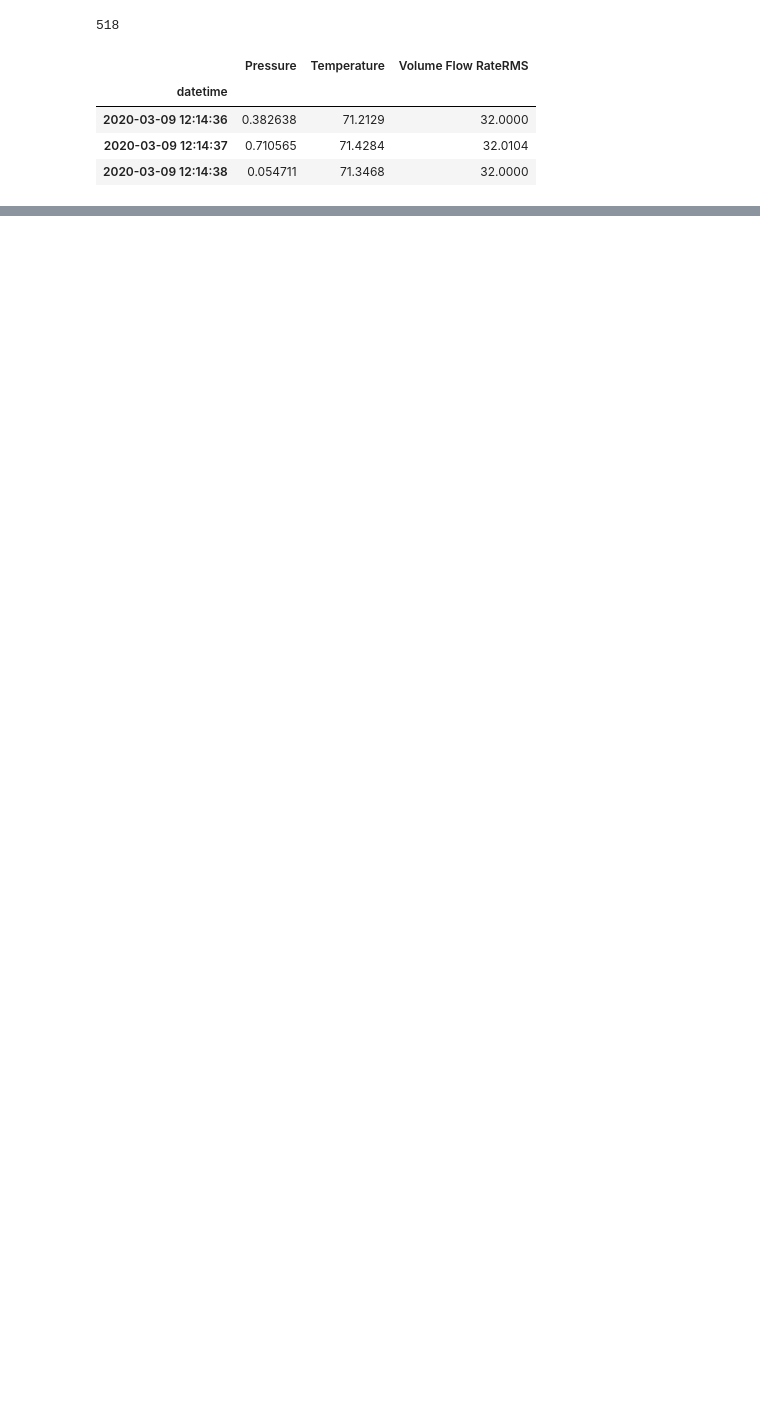
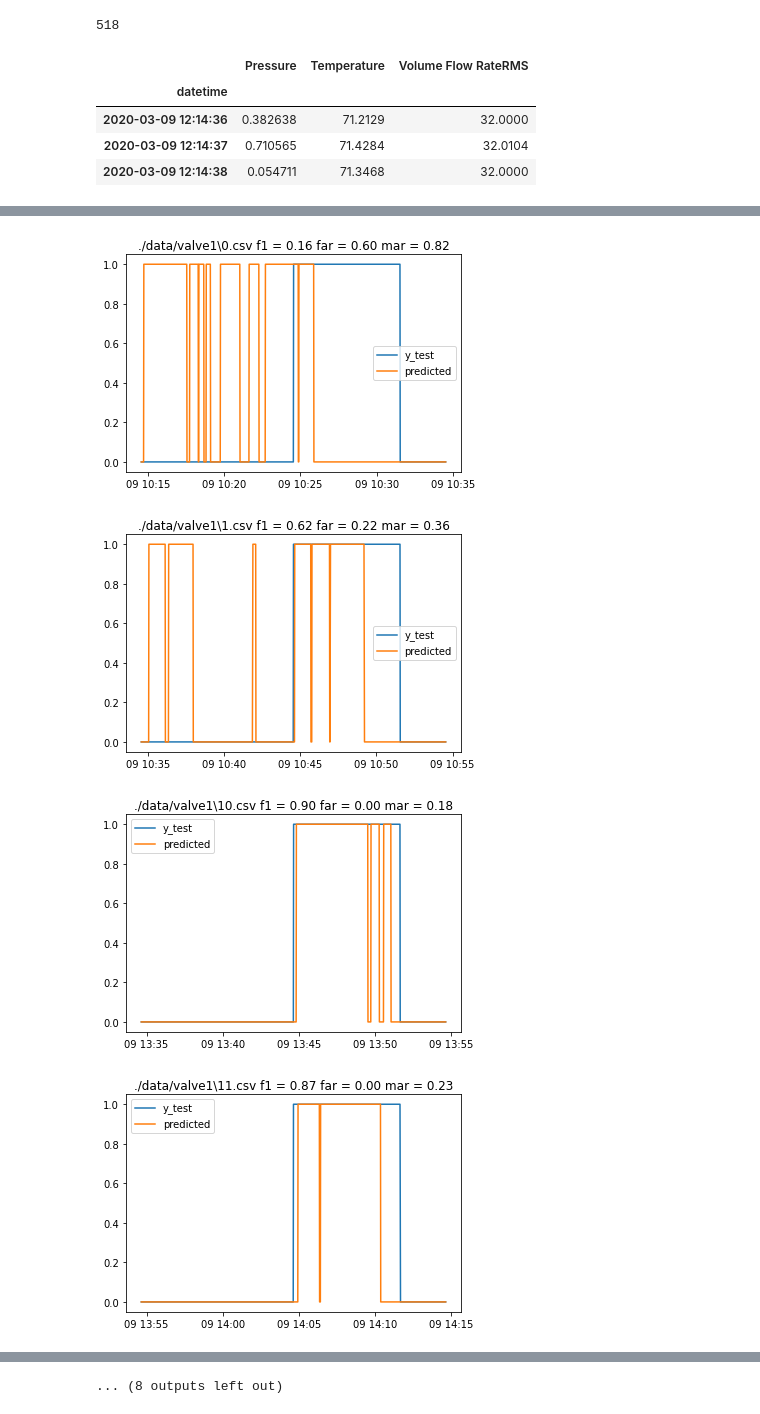
Before and after one commit to dabdya/anomaly_detection, a Jupyter notebook: LSTM-AE 2nd.ipynb, the cells around one changed output, grey strips where cells are left out. Cells and saved outputs as stored; diff of their text form; code cells hidden in the pictures; blank space fills up the shorter version.

Commit message:
AE our & skab

```diff
--- a/LSTM-AE 2nd.ipynb
+++ b/LSTM-AE 2nd.ipynb
@@ -132,5 +136,5 @@ predictions_by_names = predictor.predict(df_by_names)
 # %%
-%%time
+
 metrics= {}
 predictions = []
 
@@ -163,7 +167,7 @@ for file_name, prediction in predictions_by_names.items():
 
 
 grouped_metrics = {}
-for group in all_prediction:
+for group in (g for g in all_prediction if all_prediction[g]):
     prc = pd.concat(all_prediction[group])
     tc = pd.concat(all_test[group])
     total_f1 = f1_score(tc, prc)
@@ -204,0 +306,4 @@ MAR |0.23 | 0.3
+# %%
+%%time
+skab_predictor = LSTM_AE_SKAB_Predictor()
+skab_predictor.fit(df_train)
@@ -204,0 +313,3 @@ MAR |0.23 | 0.3
+# %%
+%%time
+predictions_by_names = skab_predictor.predict(df_by_names)
@@ -204,0 +319,46 @@ MAR |0.23 | 0.3
+# %%
+
+metrics= {}
+predictions = []
+
+draw = 1
+
+all_prediction = {"valve1":[], "valve2":[]}
+all_test = {"valve1":[], "valve2":[]}
+
+for file_name, prediction in predictions_by_names.items():
+    y_test = y_test_by_names[file_name]
+    # all_test.append(y_test)
+    # all_prediction.append(prediction)
+    f1 = f1_score(y_test, prediction)
+    far_score = far(y_test, prediction)
+    mar_score = mar(y_test, prediction)
+    for i in [1,2]:
+        if f"valve{i}" in file_name:
+            all_prediction[f"valve{i}"].append(prediction)
+            all_test[f"valve{i}"].append(y_test)
+
+    metrics[file_name[7:]] = (f1, far_score, mar_score)
+
+    if draw:
+        title = file_name + " f1 = {:3.2f} far = {:3.2f} mar = {:3.2f}".format(f1, far_score, mar_score)
+        plt.title(title)
+        plt.plot(y_test)
+        plt.plot(prediction)
+        plt.legend(["y_test", "predicted"])
+        plt.show()
+
+
+grouped_metrics = {}
+for group in (g for g in all_prediction if all_prediction[g]):
+    prc = pd.concat(all_prediction[group])
+    tc = pd.concat(all_test[group])
+    total_f1 = f1_score(tc, prc)
+    total_far = far(tc, prc)
+    total_mar = mar(tc, prc)
+    grouped_metrics[group] = (total_f1, total_far, total_mar)
+# %% [output]
+[figure, added]
+[figure, added]
+[figure, added]
+[figure, added]
@@ -204,0 +373 @@ MAR |0.23 | 0.3
+... (8 outputs left out)
```
Also changed, not shown: parts of 14 cells of this notebook.
